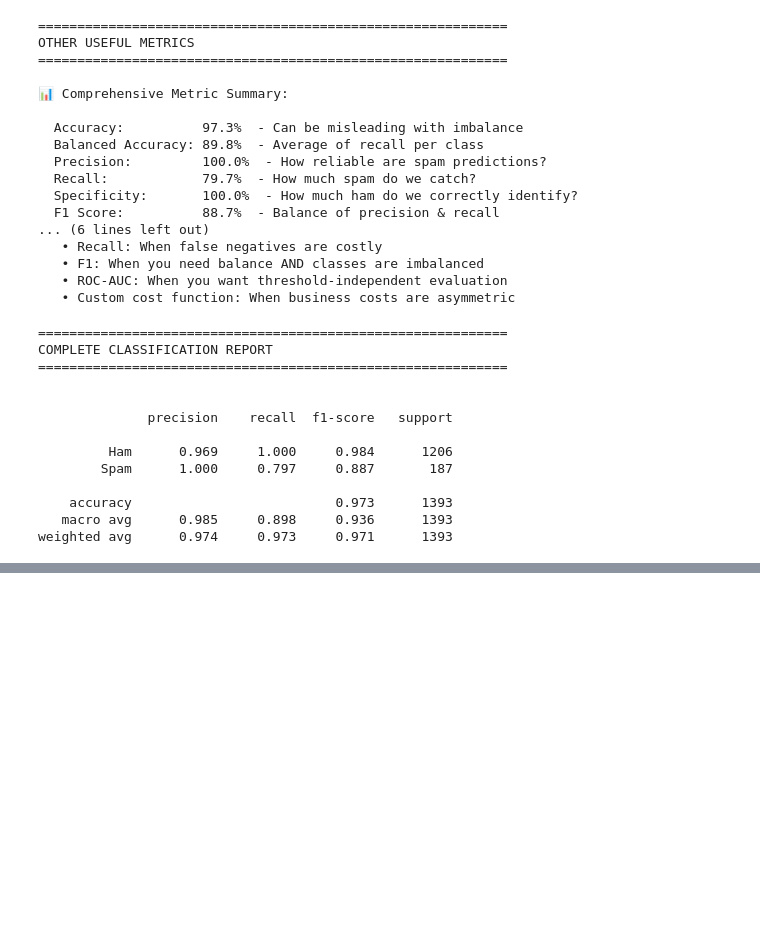
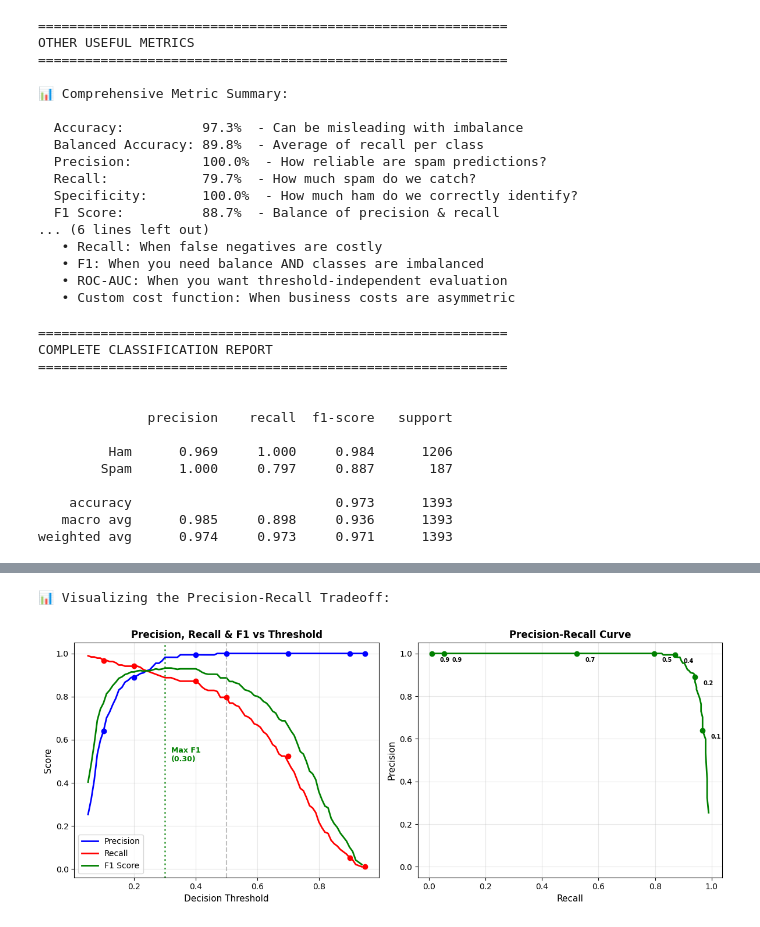
Before and after one commit to mdcramer/Eval_course_materials, a Jupyter notebook: Spam_classification.ipynb, the cells around one changed output, grey strips where cells are left out. Drawn from its saved outputs; the diff is of its cells as text; code cells hidden in the pictures; blank space fills up the shorter version.

```diff
--- a/Spam_classification.ipynb
+++ b/Spam_classification.ipynb
@@ -910,0 +760,80 @@ REMEMBER: There's no single "best" model - it depends on your business needs!
+# %%
+# Visualize the precision-recall tradeoff across many thresholds
+print("\n📊 Visualizing the Precision-Recall Tradeoff:")
+
+# Test many thresholds from 0.1 to 0.9
+start_thresh_range = 0.05
+end_thresh_range = 0.95
+threshold_range = np.arange(start_thresh_range, end_thresh_range, 0.01)
+precisions_list = []
+recalls_list = []
+f1_list = []
+
+for thresh in threshold_range:
+    y_pred_temp = (y_pred_proba >= thresh).astype(int)
+    prec = precision_score(y_test, y_pred_temp, zero_division=0)
+    rec = recall_score(y_test, y_pred_temp, zero_division=0)
+    f1_val = f1_score(y_test, y_pred_temp, zero_division=0)
+    precisions_list.append(prec)
+    recalls_list.append(rec)
+    f1_list.append(f1_val)
+
+# Create the plot
+plt.figure(figsize=(12, 5))
+
+# Left plot: Precision and Recall vs Threshold
+plt.subplot(1, 2, 1)
+plt.plot(threshold_range, precisions_list, 'b-', linewidth=2, label='Precision')
+plt.plot(threshold_range, recalls_list, 'r-', linewidth=2, label='Recall')
+plt.plot(threshold_range, f1_list, 'g-', linewidth=2, label='F1 Score')
+plt.xlabel('Decision Threshold', fontsize=11)
+plt.ylabel('Score', fontsize=11)
+plt.title('Precision, Recall & F1 vs Threshold', fontsize=12, fontweight='bold')
+plt.grid(True, alpha=0.3)
+plt.legend()
+plt.axvline(x=0.5, color='gray', linestyle='--', alpha=0.5)
+
+# Mark the thresholds we tested
+for thresh in thresholds:
+    idx = int((thresh - start_thresh_range) / 0.01)
+    if idx < len(precisions_list):
+        plt.plot(thresh, precisions_list[idx], 'bo', markersize=6)
+        plt.plot(thresh, recalls_list[idx], 'ro', markersize=6)
+
+# Find and mark the optimal F1 threshold
+optimal_f1_idx = np.argmax(f1_list)
+optimal_threshold = threshold_range[optimal_f1_idx]
+plt.axvline(x=optimal_threshold, color='green', linestyle=':', linewidth=2, alpha=0.7)
+plt.text(optimal_threshold + 0.02, 0.5, f'Max F1\n({optimal_threshold:.2f})',
+         fontsize=9, color='green', fontweight='bold')
+
+# Right plot: Precision vs Recall curve
+plt.subplot(1, 2, 2)
+plt.plot(recalls_list, precisions_list, 'g-', linewidth=2)
+plt.xlabel('Recall', fontsize=11)
+plt.ylabel('Precision', fontsize=11)
+plt.title('Precision-Recall Curve', fontsize=12, fontweight='bold')
+plt.grid(True, alpha=0.3)
+plt.ylim(-0.05,1.05)
+
+# Mark the thresholds we tested
+for thresh in thresholds:
+    idx = int((thresh - start_thresh_range) / 0.01)
+    if idx < len(precisions_list):
+        plt.plot(recalls_list[idx], precisions_list[idx], 'go', markersize=6)
+        plt.annotate(f'{thresh:.1f}',
+                    xy=(recalls_list[idx], precisions_list[idx]),
+                    xytext=(10, -10), textcoords='offset points',
+                    fontsize=7, fontweight='bold')
+
+plt.tight_layout()
+plt.show()
+
+print("\n💡 KEY INSIGHTS FROM THE PLOTS:")
+print("   LEFT: As threshold increases, precision ↑ and recall ↓")
+print("   RIGHT: The curve shows the fundamental precision/recall tradeoff")
+print("   • Top-left = High precision, low recall (few false alarms)")
+print("   • Bottom-right = Low precision, high recall (catch everything)")
+# %% [output]
+📊 Visualizing the Precision-Recall Tradeoff:
+[figure, added]
```
Also changed, not shown: parts of 14 cells of this notebook.
